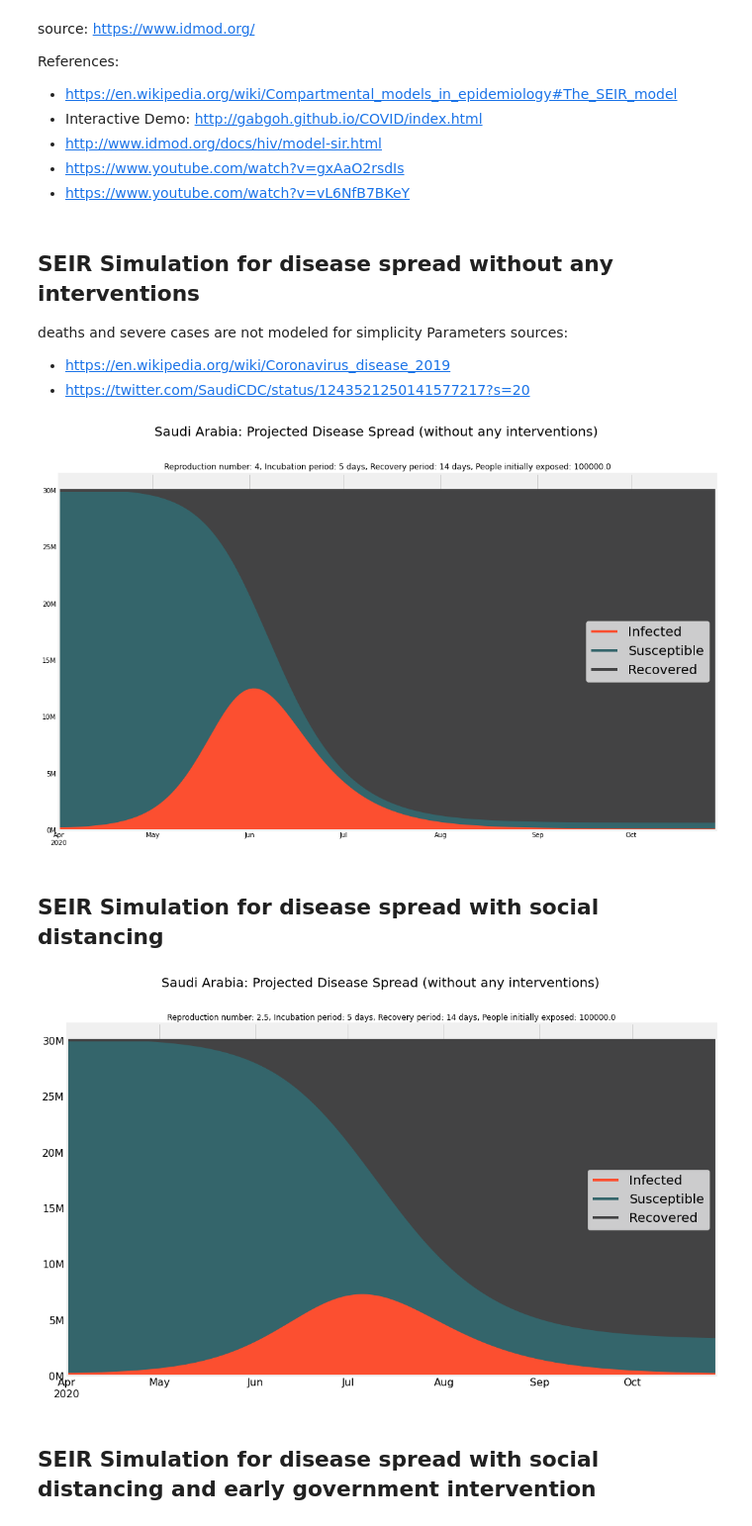
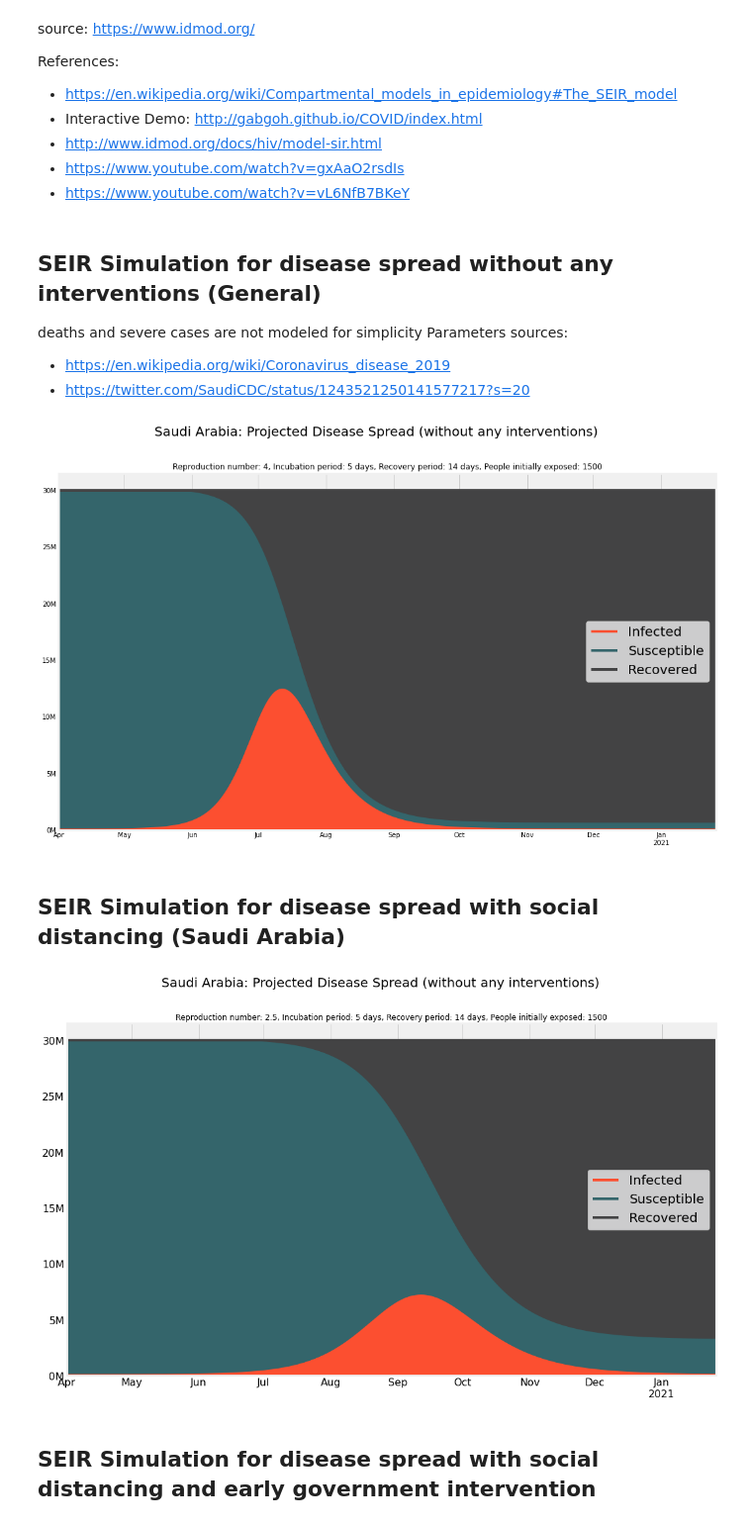
Before and after one commit to Niharika1203/CSE246_FinalProject-1, a Jupyter notebook: CSE246-FinalProject-COVID-19.ipynb, the cells around one changed output. Shown: that part at 99% size. Drawn from its saved outputs; the diff is of its cells as text; code cells hidden in the pictures.

```diff
--- a/CSE246-FinalProject-COVID-19.ipynb
+++ b/CSE246-FinalProject-COVID-19.ipynb
@@ -286,9 +286,8 @@ def SEIR_model(initial_conditions, model_parameters, days):
         R.append(next_R)
 
     return pd.DataFrame(
-        np.stack([S, E, I, R]).T,
-        columns=["Susceptible","Exposed", "Infected", "Recovered"],
-    )
+        np.stack([S, E, I, R]).T ,
+        columns=["Susceptible","Exposed", "Infected", "Recovered"], )
 # %%
 # Helper function to plot simulation results
 from matplotlib.ticker import FuncFormatter
@@ -315,7 +314,7 @@ def SEIR_chart_extra_annotations(intervention_day):
     plt.text(0.12, 0.7, "Intervention Day", transform=ax.transAxes, bbox=dict(facecolor="white", alpha=0.5), fontsize=20, rotation=0)
     plt.axvline(x=intervention_day, color="black", linestyle="--", linewidth=2)
 # %% [markdown]
-## SEIR Simulation for disease spread without any interventions
+## SEIR Simulation for disease spread without any interventions (General)
 deaths and severe cases are not modeled for simplicity
 Parameters sources:
 
@@ -334,12 +333,12 @@ gamma = 1 / recovery_period
 beta = lambda _: reproduction_number * gamma
 
 # Simulation parameters
-simulation_duration = 7 * 30  # in days
+simulation_duration = 10 * 30  # in days
 population_size = 30e6
 
 # Initial_conditions
 start_date = pd.to_datetime("2020-04-01")
-initial_exposed = 10e4  # 10k active cases
+initial_exposed = 1500  # 10k active cases
 initial_infected = 0
 initial_recovered = 0
 init_vals = (
@@ -379,9 +378,9 @@ SEIR_chart(
     ),
 )
 # %% [output]
-[figure, old version]
+[figure, new version]
 # %% [markdown]
-## SEIR Simulation for disease spread with social distancing
+## SEIR Simulation for disease spread with social distancing (Saudi Arabia)
 # %%
 # Model parameters
 incubation_period = 5 # Days from infection to transmission / latent period until becoming infectious.
@@ -395,12 +394,12 @@ gamma = 1 / recovery_period
 beta = lambda _: reproduction_number * gamma
 
 # Simulation parameters
-simulation_duration = 7 * 30  # in days
+simulation_duration = 10 * 30  # in days
 population_size = 30e6
 
 # Initial_conditions
 start_date = pd.to_datetime("2020-04-01")
-initial_exposed = 10e4  # 10k active cases
+initial_exposed = 1500 # 10k active cases
 initial_infected = 0
 initial_recovered = 0
 init_vals = (
@@ -413,34 +412,34 @@ init_vals = (
 # Run simulation
 results_df = SEIR_model(
     initial_conditions=init_vals,
     model_parameters=(sigma, beta, gamma),
     days=simulation_duration,
 )
 # Scale outputs by population size
 results_df *= population_size
 results_df = results_df.astype(int)
 # Set date index
 results_df.index = pd.date_range(
     start_date, start_date + pd.Timedelta(days=simulation_duration)
 )
 
 # Plotting
 # for plotting purposes, "infected" includes individuals who have been exposed as well
 SEIR_chart(
     pd.DataFrame(
         {
             "Infected": results_df["Infected"] + results_df["Exposed"],
             "Susceptible": results_df["Susceptible"],
             "Recovered": results_df["Recovered"],
         }
     ),
     "Saudi Arabia: Projected Disease Spread (without any interventions)",
     "Reproduction number: {}, Incubation period: {} days, Recovery period: {} days, People initially exposed: {}".format(
         reproduction_number, incubation_period, recovery_period, initial_exposed
     ),
 )
 # %% [output]
-[figure, old version]
+[figure, new version]
 # %% [markdown]
 ## SEIR Simulation for disease spread with social distancing and early government intervention
 # %%
```
Also changed, not shown: parts of 6 cells of this notebook.
